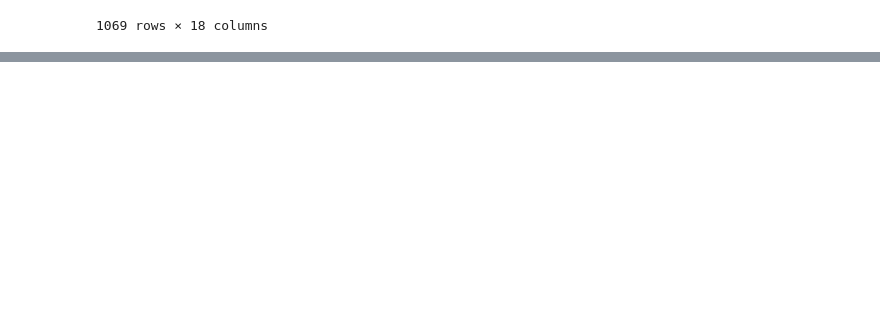
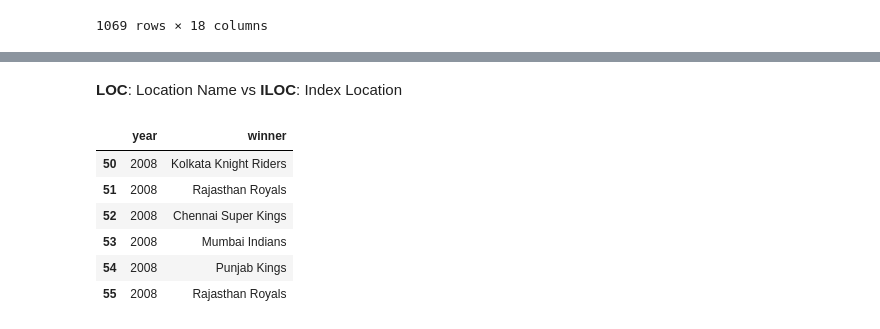
Before and after one commit to Maddox24425/Summer-Training, a Jupyter notebook: Day_12/Day_12.ipynb, the cells around one changed output, grey strips where cells are left out. Drawn from its saved outputs; the diff is of its cells as text; code cells hidden in the pictures; blank space fills up the shorter version.

```diff
--- a/Day_12/Day_12.ipynb
+++ b/Day_12/Day_12.ipynb
@@ -942,0 +990,12 @@ TypeError: max expected at least 1 argument, got 0
+# %% [markdown]
+**LOC**: Location Name vs **ILOC**: Index Location
+# %%
+df_matches.loc[50:55,['year','winner']]
+# %% [output]
+|  | year | winner |
+| 50 | 2008 | Kolkata Knight Riders |
+| 51 | 2008 | Rajasthan Royals |
+| 52 | 2008 | Chennai Super Kings |
+| 53 | 2008 | Mumbai Indians |
+| 54 | 2008 | Punjab Kings |
+| 55 | 2008 | Rajasthan Royals |
```
Also changed, not shown: parts of 22 cells of this notebook.
